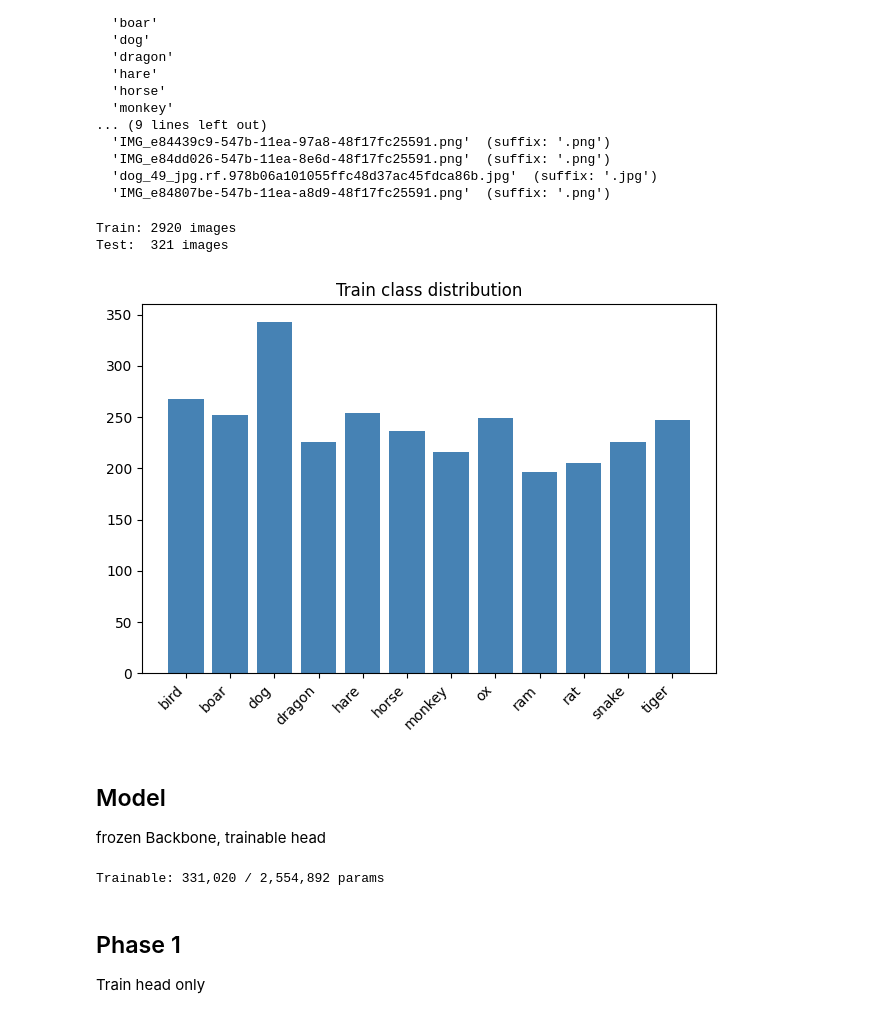
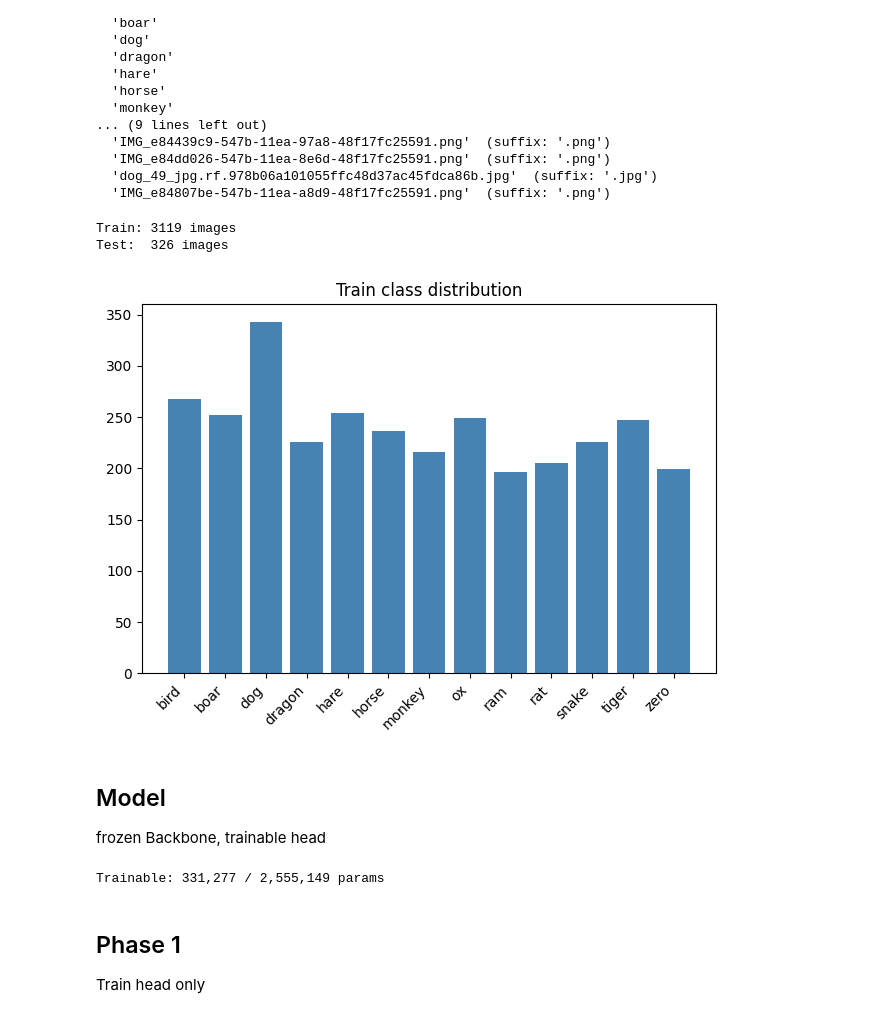
Before and after one commit to troniixx/aml2026-group-18, a Jupyter notebook: Mert/mobilenetv2_first-try.ipynb, the cells around one changed output. Saved outputs shown, nothing was run; the diff lists cells and outputs as text; code cells hidden in the pictures.

```diff
--- a/Mert/mobilenetv2_first-try.ipynb
+++ b/Mert/mobilenetv2_first-try.ipynb
@@ -16,7 +16,7 @@ TRAIN_DIR = DATA_ROOT / "train"
 TEST_DIR  = DATA_ROOT / "test"
 
 SEAL_CLASSES = ["bird", "boar", "dog", "dragon", "hare", "horse",
-                "monkey", "ox", "ram", "rat", "snake", "tiger"]
+                "monkey", "ox", "ram", "rat", "snake", "tiger", "zero"]
 CLASS_TO_IDX = {cls: i for i, cls in enumerate(SEAL_CLASSES)}
 
 # MPS for Apple Silicon
@@ -78,3 +141,42 @@ class HandSealDataset(Dataset):
         return self.transform(img), label
 # %% [markdown]
 ## Dataloader
+# %%
+from PIL import Image
+import shutil
+
+def precrop_dataset(src_dir: Path, dst_dir: Path):
+    dst_dir.mkdir(parents=True, exist_ok=True)
+    total, failed = 0, 0
+
+    for cls in SEAL_CLASSES:
+        cls_src = src_dir / cls
+        cls_dst = dst_dir / cls
+        if not cls_src.is_dir():
+            continue
+        cls_dst.mkdir(exist_ok=True)
+
+        images = []
+        for ext in ["*.jpg", "*.jpeg", "*.png", "*.JPG", "*.JPEG", "*.PNG"]:
+            images.extend(cls_src.glob(ext))
+
+        for img_path in images:
+            dst_path = cls_dst / (img_path.stem + ".jpg")
+            if dst_path.exists():
+                continue  # skip already cropped
+            cropped = crop_hand(img_path)
+            if cropped is not None:
+                cropped.save(dst_path)
+                total += 1
+            else:
+                # fallback: copy original
+                shutil.copy(img_path, dst_path)
+                failed += 1
+
+    print(f"Done: {total} cropped, {failed} fallbacks (no hand detected)")
+
+TRAIN_DIR_CROPPED = DATA_ROOT / "train_cropped"
+TEST_DIR_CROPPED  = DATA_ROOT / "test_cropped"
+
+precrop_dataset(TRAIN_DIR, TRAIN_DIR_CROPPED)
+precrop_dataset(TEST_DIR,  TEST_DIR_CROPPED)
@@ -115,28 +220,28 @@ Actual folders in TRAIN_DIR:
   'dog_49_jpg.rf.978b06a101055ffc48d37ac45fdca86b.jpg'  (suffix: '.jpg')
   'IMG_e84807be-547b-11ea-a8d9-48f17fc25591.png'  (suffix: '.png')
 # %%
-train_dataset = HandSealDataset(TRAIN_DIR, train_transforms)
-test_dataset  = HandSealDataset(TEST_DIR,  test_transforms)
+train_dataset = HandSealDataset(TRAIN_DIR_CROPPED, train_transforms, use_crop=False)
+test_dataset  = HandSealDataset(TEST_DIR_CROPPED,  test_transforms,  use_crop=False)
 
 train_loader = DataLoader(train_dataset, batch_size=BATCH_SIZE,
                           shuffle=True,  num_workers=0, pin_memory=False)
 test_loader  = DataLoader(test_dataset,  batch_size=BATCH_SIZE,
                           shuffle=False, num_workers=0, pin_memory=False)
 
 print(f"Train: {len(train_dataset)} images")
 print(f"Test:  {len(test_dataset)} images")
 
 # Class balance check
 counts = Counter(label for _, label in train_dataset.samples)
 plt.bar(SEAL_CLASSES, [counts[CLASS_TO_IDX[c]] for c in SEAL_CLASSES], color="steelblue")
 plt.xticks(rotation=45, ha="right")
 plt.title("Train class distribution")
 plt.tight_layout()
 plt.show()
 # %% [output]
-Train: 2920 images
-Test:  321 images
+Train: 3119 images
+Test:  326 images
-[figure, old version]
+[figure, new version]
 # %% [markdown]
 ## Model
 
@@ -144,5 +271,5 @@ frozen Backbone, trainable head
 # %%
-def build_model(num_classes: int = 12) -> nn.Module:
+def build_model(num_classes: int = 13) -> nn.Module:
     model = models.mobilenet_v2(weights=MobileNet_V2_Weights.DEFAULT)
 
     # Freeze all backbone layers
@@ -160,14 +287,14 @@ def build_model(num_classes: int = 12) -> nn.Module:
     )
     return model
 
-model = build_model(num_classes=12).to(DEVICE)
+model = build_model(num_classes=13).to(DEVICE)
 
 # Count trainable params
 trainable = sum(p.numel() for p in model.parameters() if p.requires_grad)
 total     = sum(p.numel() for p in model.parameters())
 print(f"Trainable: {trainable:,} / {total:,} params")
 # %% [output]
-Trainable: 331,020 / 2,554,892 params
+Trainable: 331,277 / 2,555,149 params
 # %%
 def train_epoch(model, loader, optimizer, criterion):
     model.train()
```
Also changed, not shown: parts of 11 cells of this notebook.
